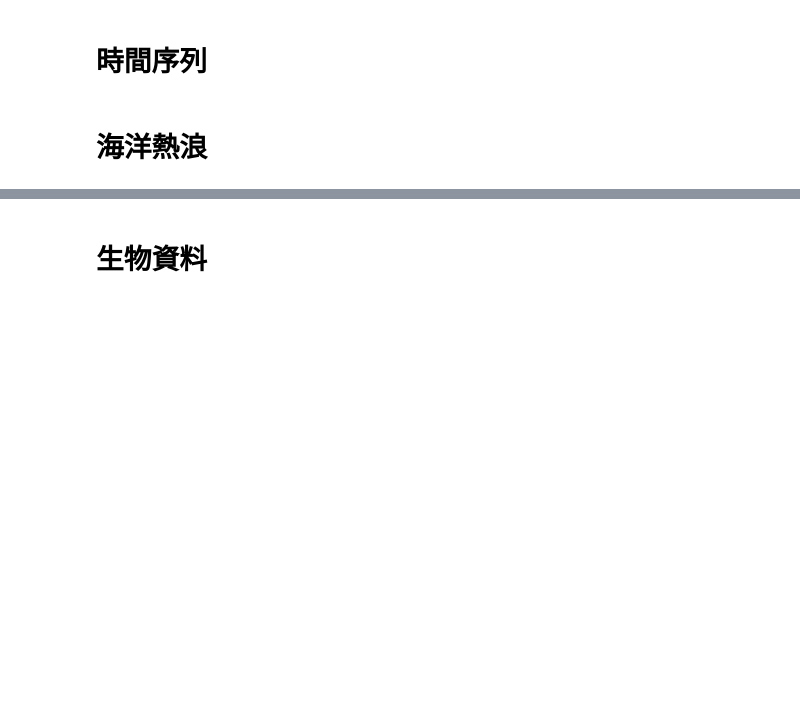
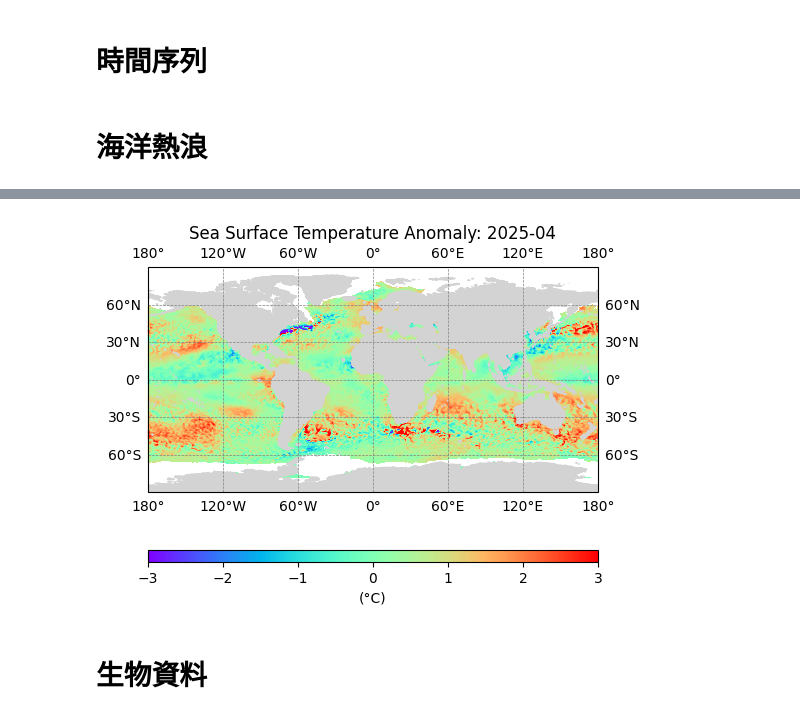
Before and after one commit to ODBapp/2025_NODASS_workshop, a Jupyter notebook: src/odb.ipynb, the cells around one changed output, grey strips where cells are left out. Saved outputs shown, nothing was run; the diff lists cells and outputs as text; code cells hidden in the pictures; blank space fills up the shorter version.

```diff
--- a/src/odb.ipynb
+++ b/src/odb.ipynb
@@ -143,0 +345,18 @@ export_kml(kml_path, coords, kml_descriptions, [], True, kml_ln_properties, 'GDP
+# %%
+# === step 3: 計算距平值 (SST Anomaly) ===
+# 距平值 = 當月海溫 - 長期氣候平均海溫
+
+# 讀入 1982–2011 的長期氣候平均月海溫（April + May 兩個月的氣候值已經預先儲存）
+sst_clim = xarray.open_dataset('./data/oisst_sst_clim_1982-2011_April_May.nc')
+
+# 取出 masked_sst 的時間對應的月份（轉成整數，例如 4, 5）
+month_now = pd.to_datetime(masked_sst.time.values).month
+
+# 使用 xarray 的 sel 方法，根據月份挑出對應的氣候平均值，再與當月觀測值相減
+sst_an = masked_sst - sst_clim.sel(month=month_now)
+
+# 改名
+sst_an = sst_an.rename({'sst': 'sst_an'})
+
+# 顯示資料結構
+sst_an
@@ -144,3 +399,47 @@ export_kml(kml_path, coords, kml_descriptions, [], True, kml_ln_properties, 'GDP
+# %%
+import matplotlib.pyplot as plt
+from mpl_toolkits.axes_grid1.inset_locator import inset_axes
+from matplotlib.font_manager import FontProperties
+from matplotlib.offsetbox import OffsetImage, AnnotationBbox
+import cartopy.crs as ccrs
+import cartopy.feature as cfeature
+
+# 取出一個時間點的資料（假設只處理單月）
+sst_an_1m = sst_an.sel(time='2025-04-01',month=4).squeeze()["sst_an"] # 去除 time, zlev 維度，只留下 (lat, lon)
+
+# 建立圖形
+fig = plt.figure(figsize=(9, 3),facecolor='w', edgecolor='k')
+ax = plt.axes(projection=ccrs.PlateCarree())
+
+# 畫海溫距平圖
+pcm = sst_an_1m.plot(
+    ax=ax,
+    transform=ccrs.PlateCarree(),
+    cmap='rainbow',
+    vmin=-3,
+    vmax=3,
+    add_colorbar=False,
+    add_labels=False
+)
+
+ax.add_feature(cfeature.NaturalEarthFeature('physical', 'land', '10m',
+                                                edgecolor='face',
+                                                facecolor='lightgray'))
+
+axins1 = inset_axes(ax, width="100%", height="5%", borderpad=-5, loc='lower center')
+# 加 colorbar
+cbar = fig.colorbar(pcm, ax=ax,orientation="horizontal",cax=axins1)
+cbar.set_label('(°C)')
+ax.gridlines(draw_labels=True, linewidth=0.5, color='gray', linestyle='--')
+# 標題
+plot_date = pd.to_datetime(sst_an.time.values[0]).strftime('%Y-%m')
+# 經緯線
+ax.set_title(f'Sea Surface Temperature Anomaly: {plot_date}', fontsize=12)
+
+fig.subplots_adjust(bottom=0.15, top=0.9)
+plt.show()
+# %% [output]
+[figure, added]
 # %% [markdown]
 # 生物資料
 # %%
```
Also changed, not shown: parts of 10 cells of this notebook.
